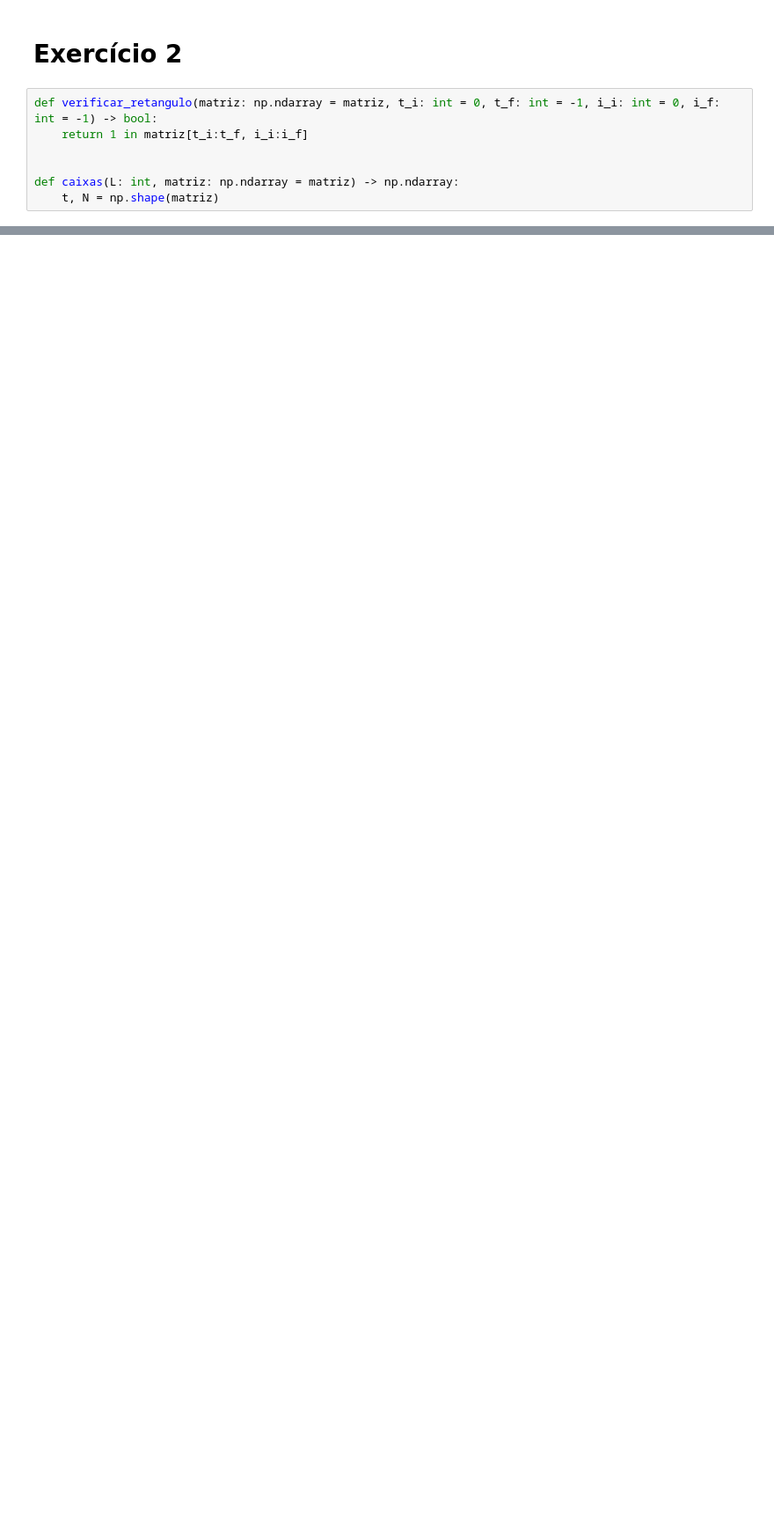
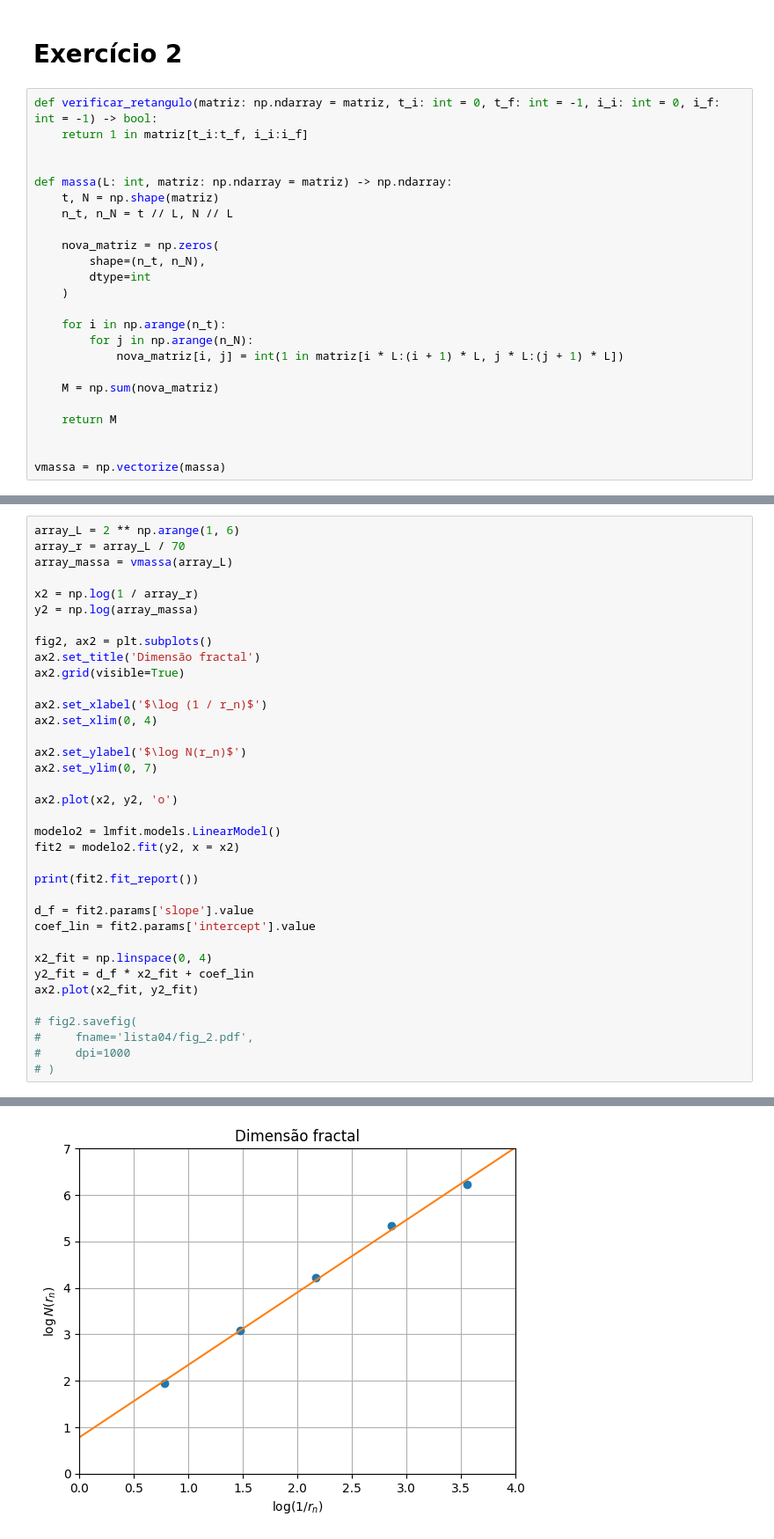
Before and after one commit to vdvdlk/metcomp2, a Jupyter notebook: lista04.ipynb, the cells around one changed output, grey strips where cells are left out. Shown: that part at 88% size. Drawn from its saved outputs; the diff is of its cells as text; blank space fills up the shorter version.

Commit message:
Completei o exercício 3.a da lista 4

```diff
--- a/lista04.ipynb
+++ b/lista04.ipynb
@@ -45,5 +48,22 @@ def verificar_retangulo(matriz: np.ndarray = matriz, t_i: int = 0, t_f: int = -1
     return 1 in matriz[t_i:t_f, i_i:i_f]
 
 
-def caixas(L: int, matriz: np.ndarray = matriz) -> np.ndarray:
+def massa(L: int, matriz: np.ndarray = matriz) -> np.ndarray:
     t, N = np.shape(matriz)
+    n_t, n_N = t // L, N // L
+
+    nova_matriz = np.zeros(
+        shape=(n_t, n_N),
+        dtype=int
+    )
+
+    for i in np.arange(n_t):
+        for j in np.arange(n_N):
+            nova_matriz[i, j] = int(1 in matriz[i * L:(i + 1) * L, j * L:(j + 1) * L])
+
+    M = np.sum(nova_matriz)
+
+    return M
+
+
+vmassa = np.vectorize(massa)
@@ -53,0 +70,37 @@ np.shape(matriz)
+# %%
+array_L = 2 ** np.arange(1, 6)
+array_r = array_L / 70
+array_massa = vmassa(array_L)
+
+x2 = np.log(1 / array_r)
+y2 = np.log(array_massa)
+
+fig2, ax2 = plt.subplots()
+ax2.set_title('Dimensão fractal')
+ax2.grid(visible=True)
+
+ax2.set_xlabel('$\log (1 / r_n)$')
+ax2.set_xlim(0, 4)
+
+ax2.set_ylabel('$\log N(r_n)$')
+ax2.set_ylim(0, 7)
+
+ax2.plot(x2, y2, 'o')
+
+modelo2 = lmfit.models.LinearModel()
+fit2 = modelo2.fit(y2, x = x2)
+
+print(fit2.fit_report())
+
+d_f = fit2.params['slope'].value
+coef_lin = fit2.params['intercept'].value
+
+x2_fit = np.linspace(0, 4)
+y2_fit = d_f * x2_fit + coef_lin
+ax2.plot(x2_fit, y2_fit)
+
+# fig2.savefig(
+#     fname='lista04/fig_2.pdf',
+#     dpi=1000
+# )
+# %% [output]
@@ -53,0 +125 @@ np.shape(matriz)
+[figure, added]
```
Also changed, not shown: parts of 14 cells of this notebook, 4 other files.
